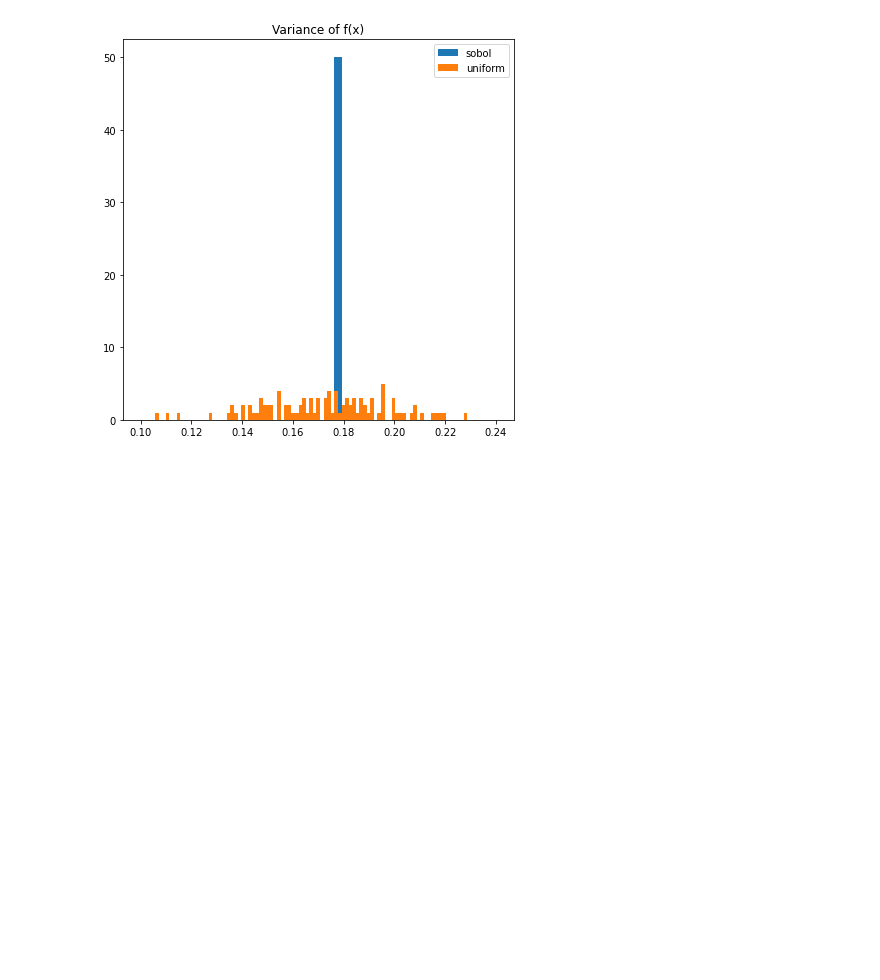
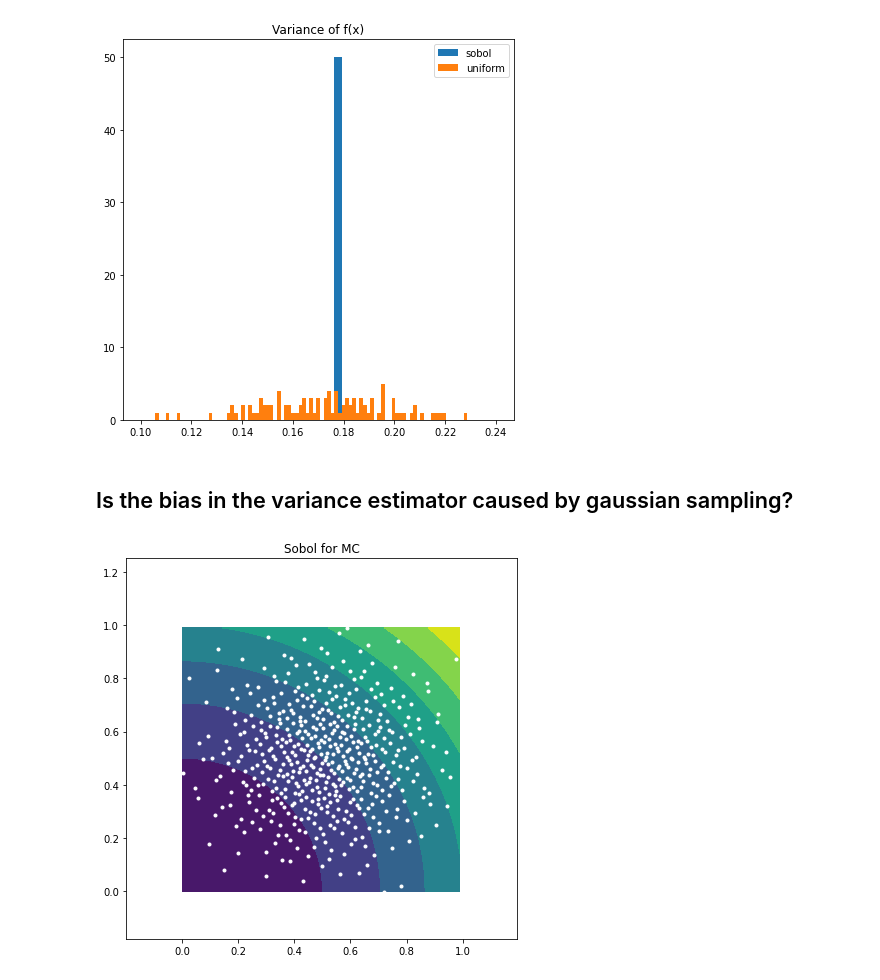
Before and after one commit to jordanperr/appm5650finalproject, a Jupyter notebook: exploratory-qmc.ipynb, the cells around one changed output. Cells and saved outputs as stored; diff of their text form; code cells hidden in the pictures; blank space fills up the shorter version.

```diff
--- a/exploratory-qmc.ipynb
+++ b/exploratory-qmc.ipynb
@@ -130,3 +131,18 @@ plt.legend()
 # %% [output]
 <matplotlib.legend.Legend at 0x...>
 [figure]
+# %% [markdown]
+## Is the bias in the variance estimator caused by gaussian sampling?
+# %%
+engine = qmc.MultivariateNormalQMC(mean=[0.5,0.5], cov=[[0.2**2, 0], [0, 0.2**2]])
+qmc_samples = engine.random(N)
+# %%
+qmc_samples
+
+plt.figure(figsize=(7,7))
+plt.title('Sobol for MC')
+h = plt.contourf(x, y, z)
+plt.plot( qmc_samples[:,0], qmc_samples[:,1], '.', label='Gaussian Sobol', c="white")
+plt.show()
+# %% [output]
+[figure, added]
```
Also changed, not shown: parts of 10 cells of this notebook, 5 other files.
